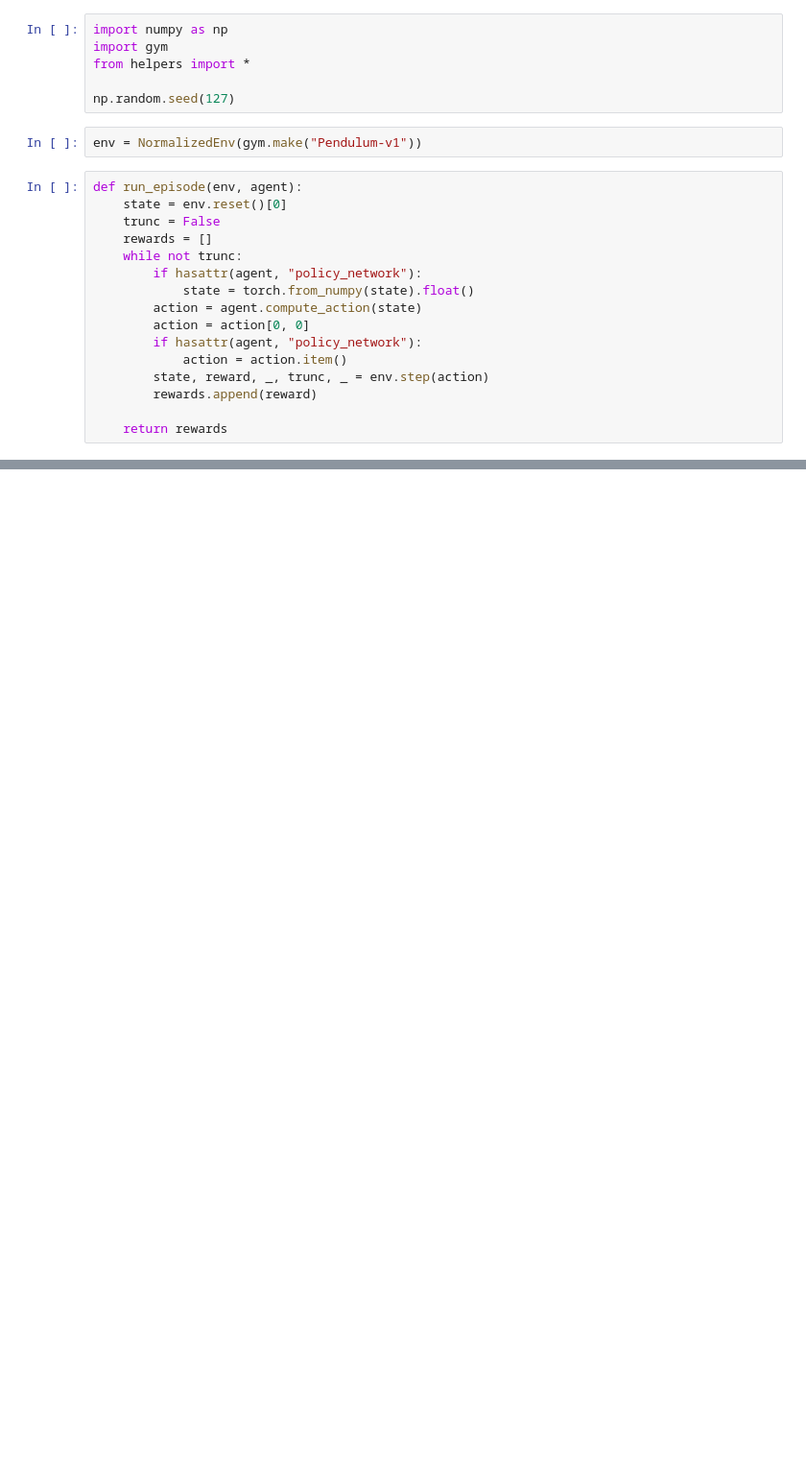
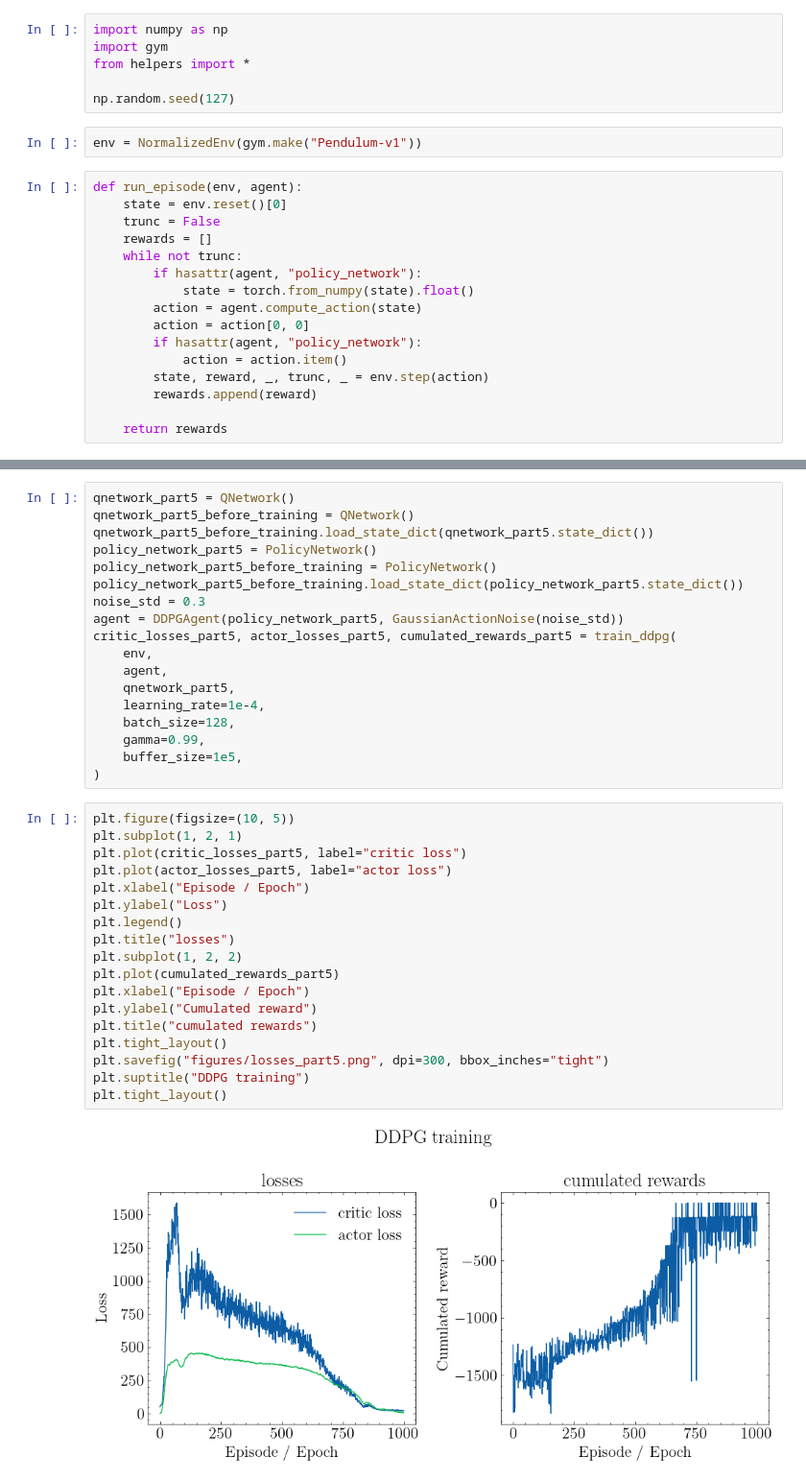
Before and after one commit to tudoroancea/cs_456_project, a Jupyter notebook: project.ipynb, the cells around one changed output, grey strips where cells are left out. Shown at 96% size. Saved outputs shown, nothing was run; the diff lists cells and outputs as text; blank space fills up the shorter version.

```diff
--- a/project.ipynb
+++ b/project.ipynb
@@ -813,0 +454,38 @@ Mean reward over 100 episodes with policy network after training:  -152.72537149
+# %%
+qnetwork_part5 = QNetwork()
+qnetwork_part5_before_training = QNetwork()
+qnetwork_part5_before_training.load_state_dict(qnetwork_part5.state_dict())
+policy_network_part5 = PolicyNetwork()
+policy_network_part5_before_training = PolicyNetwork()
+policy_network_part5_before_training.load_state_dict(policy_network_part5.state_dict())
+noise_std = 0.3
+agent = DDPGAgent(policy_network_part5, GaussianActionNoise(noise_std))
+critic_losses_part5, actor_losses_part5, cumulated_rewards_part5 = train_ddpg(
+    env,
+    agent,
+    qnetwork_part5,
+    learning_rate=1e-4,
+    batch_size=128,
+    gamma=0.99,
+    buffer_size=1e5,
+)
+# %%
+plt.figure(figsize=(10, 5))
+plt.subplot(1, 2, 1)
+plt.plot(critic_losses_part5, label="critic loss")
+plt.plot(actor_losses_part5, label="actor loss")
+plt.xlabel("Episode / Epoch")
+plt.ylabel("Loss")
+plt.legend()
+plt.title("losses")
+plt.subplot(1, 2, 2)
+plt.plot(cumulated_rewards_part5)
+plt.xlabel("Episode / Epoch")
+plt.ylabel("Cumulated reward")
+plt.title("cumulated rewards")
+plt.tight_layout()
+plt.savefig("figures/losses_part5.png", dpi=300, bbox_inches="tight")
+plt.suptitle("DDPG training")
+plt.tight_layout()
+# %% [output]
+[figure, added]
```
Also changed, not shown: parts of 61 cells of this notebook, 3 other files.
